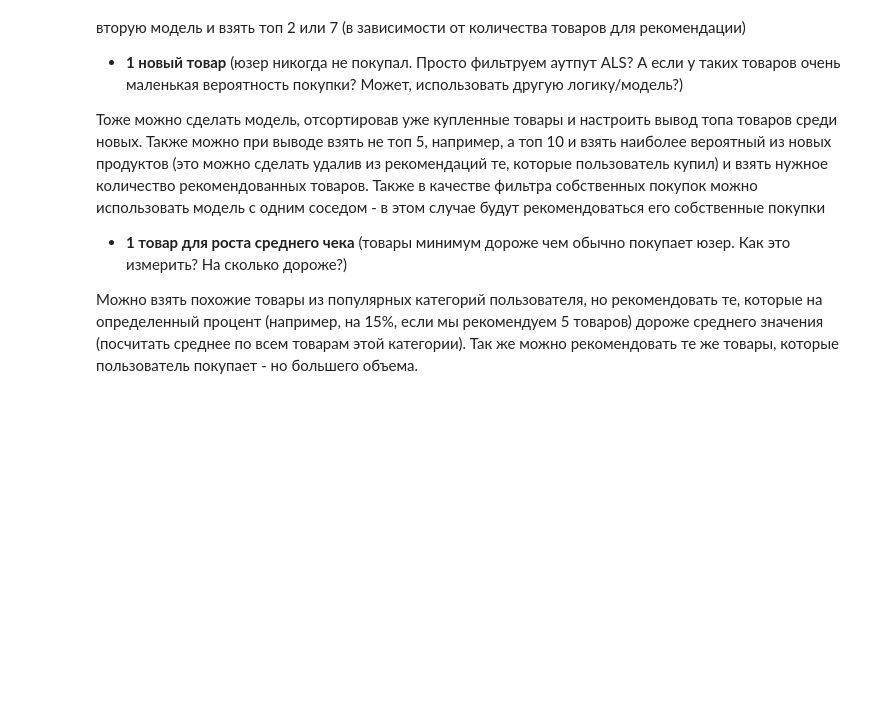
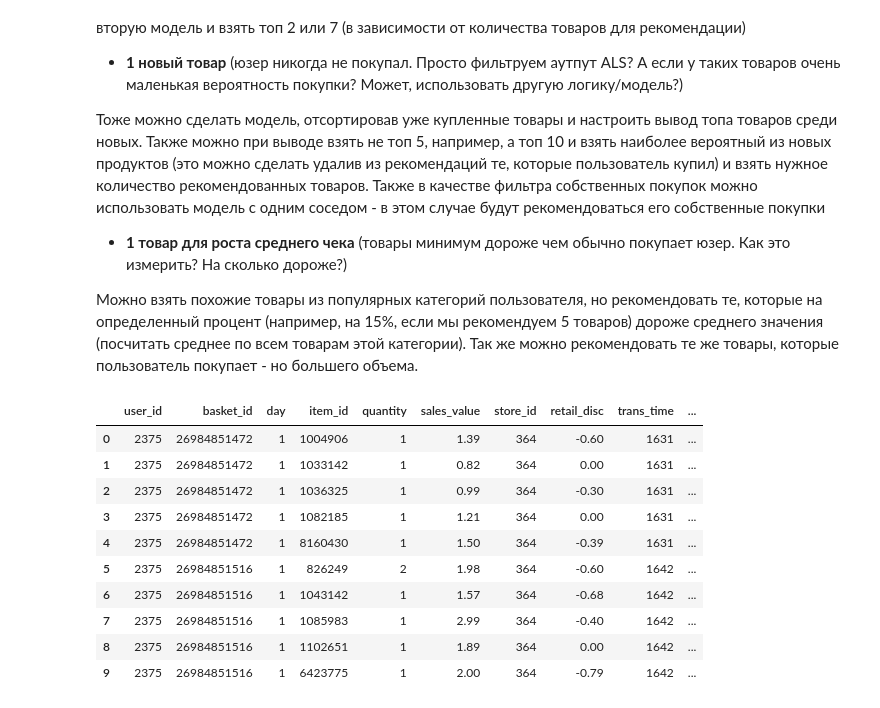
Before and after one commit to kate-ds/Recommender_systems, a Jupyter notebook: hw_3.ipynb, the cells around one changed output. Drawn from its saved outputs; the diff is of its cells as text; code cells hidden in the pictures; blank space fills up the shorter version.

```diff
--- a/hw_3.ipynb
+++ b/hw_3.ipynb
@@ -23,0 +45,27 @@
+# %%
+data = pd.read_csv('retail_train.csv')
+
+data.columns = [col.lower() for col in data.columns]
+data.rename(columns={'household_key': 'user_id',
+                    'product_id': 'item_id'},
+           inplace=True)
+
+
+test_size_weeks = 3
+
+data_train = data[data['week_no'] < data['week_no'].max() - test_size_weeks]
+data_test = data[data['week_no'] >= data['week_no'].max() - test_size_weeks]
+
+data_train.head(10)
+# %% [output]
+|  | user_id | basket_id | day | item_id | quantity | sales_value | store_id | retail_disc | trans_time | ... |
+| 0 | 2375 | 26984851472 | 1 | 1004906 | 1 | 1.39 | 364 | -0.60 | 1631 | ... |
+| 1 | 2375 | 26984851472 | 1 | 1033142 | 1 | 0.82 | 364 | 0.00 | 1631 | ... |
+| 2 | 2375 | 26984851472 | 1 | 1036325 | 1 | 0.99 | 364 | -0.30 | 1631 | ... |
+| 3 | 2375 | 26984851472 | 1 | 1082185 | 1 | 1.21 | 364 | 0.00 | 1631 | ... |
+| 4 | 2375 | 26984851472 | 1 | 8160430 | 1 | 1.50 | 364 | -0.39 | 1631 | ... |
+| 5 | 2375 | 26984851516 | 1 | 826249 | 2 | 1.98 | 364 | -0.60 | 1642 | ... |
+| 6 | 2375 | 26984851516 | 1 | 1043142 | 1 | 1.57 | 364 | -0.68 | 1642 | ... |
+| 7 | 2375 | 26984851516 | 1 | 1085983 | 1 | 2.99 | 364 | -0.40 | 1642 | ... |
+| 8 | 2375 | 26984851516 | 1 | 1102651 | 1 | 1.89 | 364 | 0.00 | 1642 | ... |
+| 9 | 2375 | 26984851516 | 1 | 6423775 | 1 | 2.00 | 364 | -0.79 | 1642 | ... |
```
Also changed, not shown: parts of 15 cells of this notebook.
